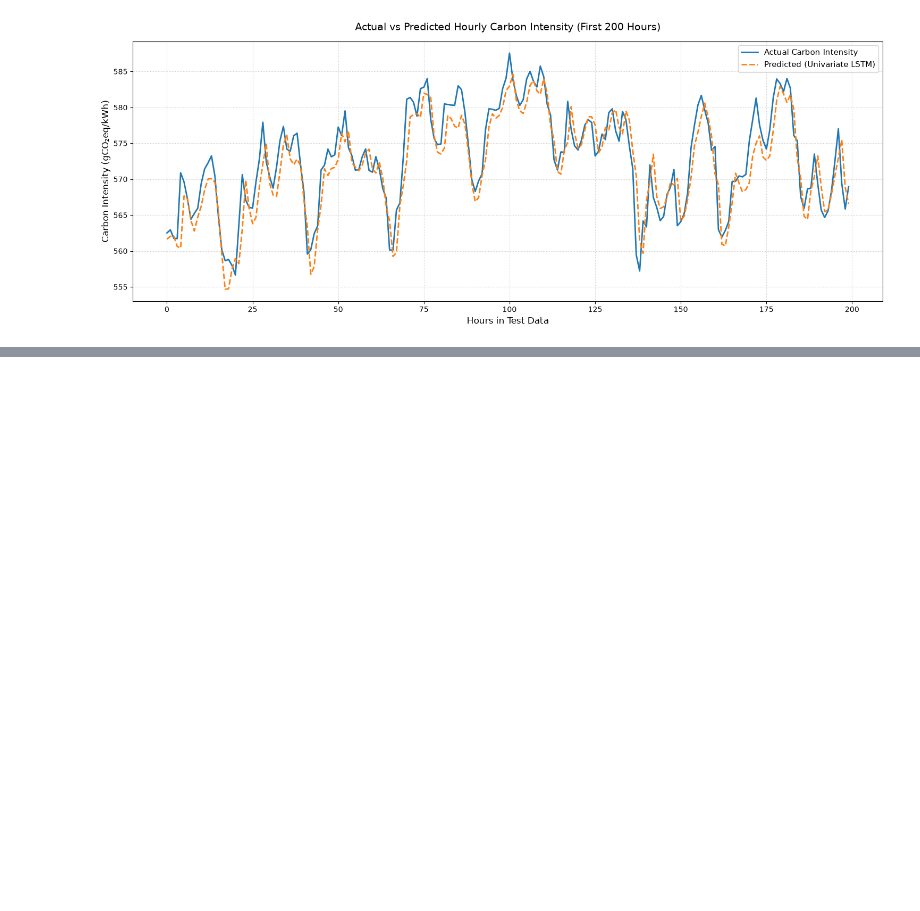
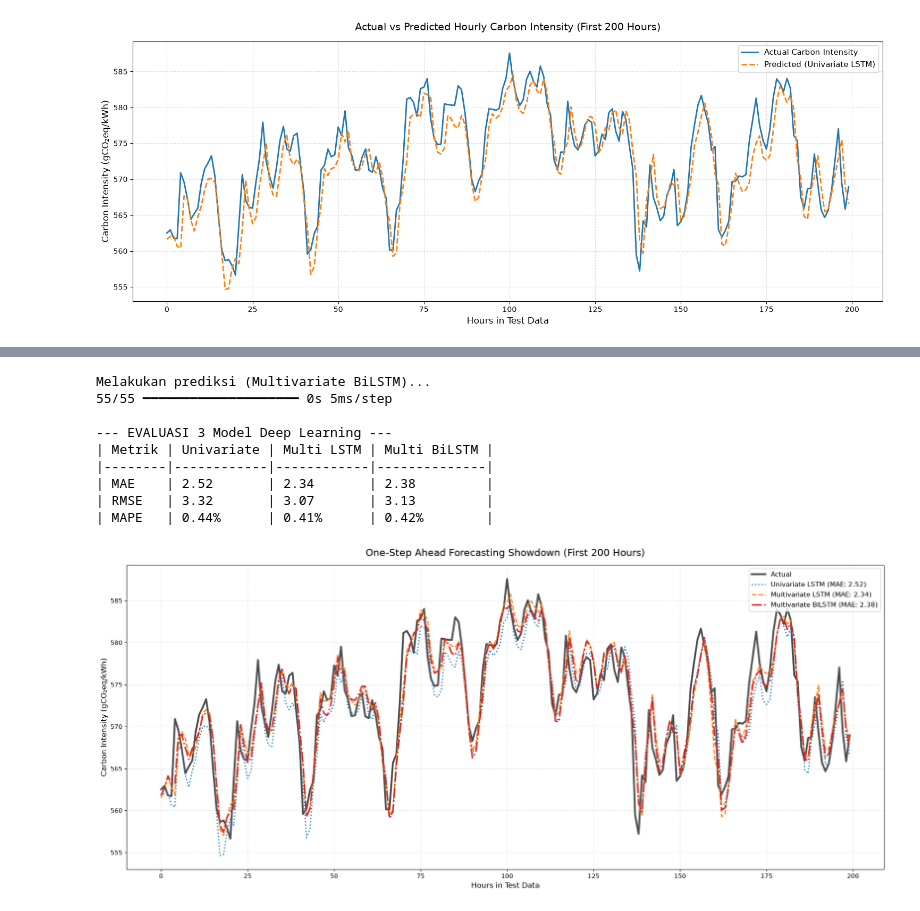
Before and after one commit to JustDannn/CarbonIntensityResearch, a Jupyter notebook: notebooks/03_dani_lstm_baselines.ipynb, the cells around one changed output, grey strips where cells are left out. Cells and saved outputs as stored; diff of their text form; code cells hidden in the pictures; blank space fills up the shorter version.

```diff
--- a/notebooks/03_dani_lstm_baselines.ipynb
+++ b/notebooks/03_dani_lstm_baselines.ipynb
@@ -167,0 +336,47 @@ MAPE : 0.44%
+# %%
+print("Melakukan prediksi (Multivariate BiLSTM)...")
+y_pred_bilstm_scaled = model_bilstm.predict(X_test)
+
+y_pred_bilstm_asli = loader.target_scaler.inverse_transform(y_pred_bilstm_scaled)
+
+mae_bilstm = mean_absolute_error(y_test_asli, y_pred_bilstm_asli)
+rmse_bilstm = np.sqrt(mean_squared_error(y_test_asli, y_pred_bilstm_asli))
+mape_bilstm = np.mean(np.abs((y_test_asli - y_pred_bilstm_asli) / y_test_asli)) * 100
+
+print("\n--- EVALUASI 3 Model Deep Learning ---")
+print(f"| Metrik | Univariate | Multi LSTM | Multi BiLSTM |")
+print(f"|--------|------------|------------|--------------|")
+print(f"| MAE    | {mae:.2f}       | {mae_multi:.2f}       | {mae_bilstm:.2f}         |")
+print(f"| RMSE   | {rmse:.2f}       | {rmse_multi:.2f}       | {rmse_bilstm:.2f}         |")
+print(f"| MAPE   | {mape:.2f}%      | {mape_multi:.2f}%      | {mape_bilstm:.2f}%        |")
+
+plot_hours = 200
+
+plt.figure(figsize=(18, 8))
+# Data Aktual
+plt.plot(y_test_asli[:plot_hours], label='Actual', color='black', linewidth=3, alpha=0.7)
+
+# Prediksi Model
+plt.plot(y_pred_asli[:plot_hours], label=f'Univariate LSTM (MAE: {mae:.2f})', color='#1f77b4', linestyle=':', linewidth=2)
+plt.plot(y_pred_multi_asli[:plot_hours], label=f'Multivariate LSTM (MAE: {mae_multi:.2f})', color='#ff7f0e', linestyle='--', linewidth=2)
+plt.plot(y_pred_bilstm_asli[:plot_hours], label=f'Multivariate BiLSTM (MAE: {mae_bilstm:.2f})', color='#d62728', linestyle='-.', linewidth=2.5)
+
+plt.title('One-Step Ahead Forecasting Showdown (First 200 Hours)', fontsize=16, pad=15)
+plt.xlabel('Hours in Test Data', fontsize=12)
+plt.ylabel('Carbon Intensity (gCO₂eq/kWh)', fontsize=12)
+plt.legend(loc='upper right', fontsize=11)
+plt.grid(True, linestyle=':', alpha=0.6)
+
+plt.tight_layout()
+plt.show()
+# %% [output]
+Melakukan prediksi (Multivariate BiLSTM)...
+55/55 ━━━━━━━━━━━━━━━━━━━━ 0s 5ms/step
+
+--- EVALUASI 3 Model Deep Learning ---
+| Metrik | Univariate | Multi LSTM | Multi BiLSTM |
+|--------|------------|------------|--------------|
+| MAE    | 2.52       | 2.34       | 2.38         |
+| RMSE   | 3.32       | 3.07       | 3.13         |
+| MAPE   | 0.44%      | 0.41%      | 0.42%        |
+[figure, added]
```
Also changed, not shown: parts of 9 cells of this notebook, 2 other files.
